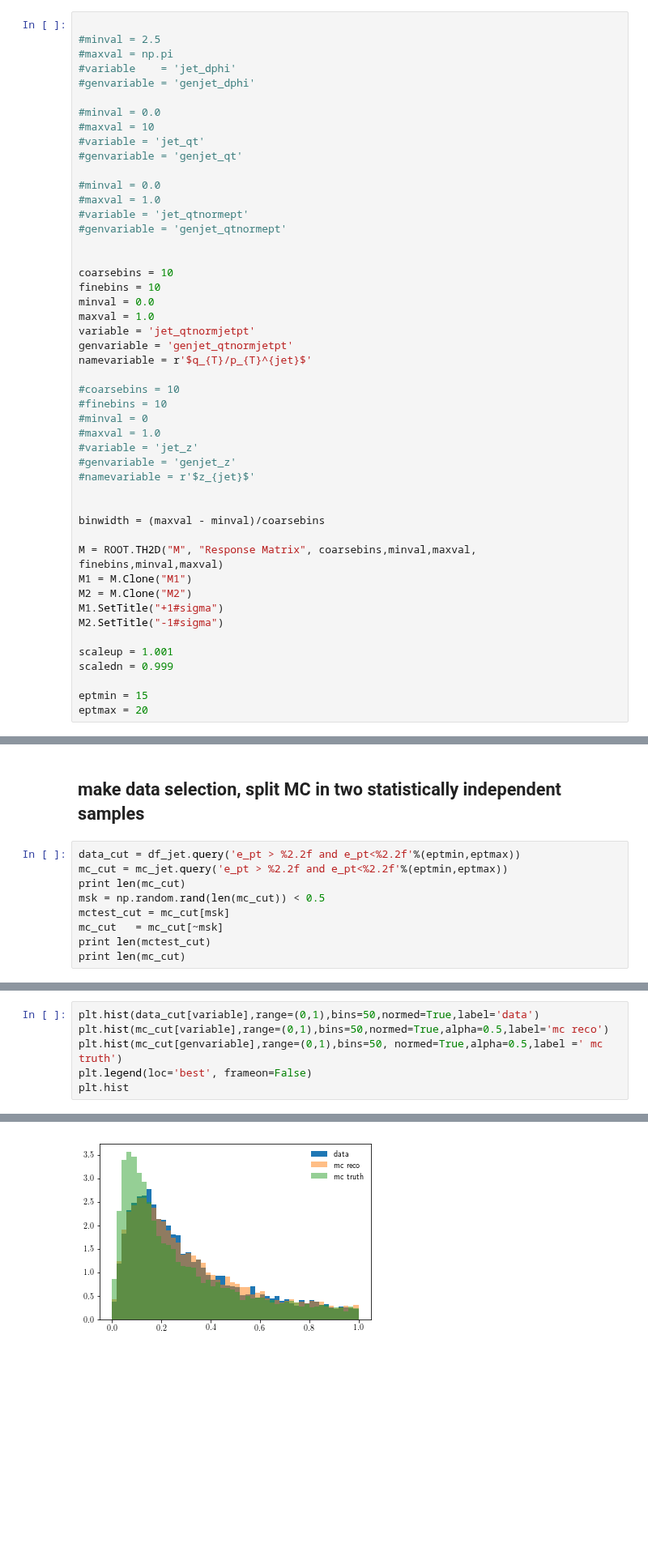
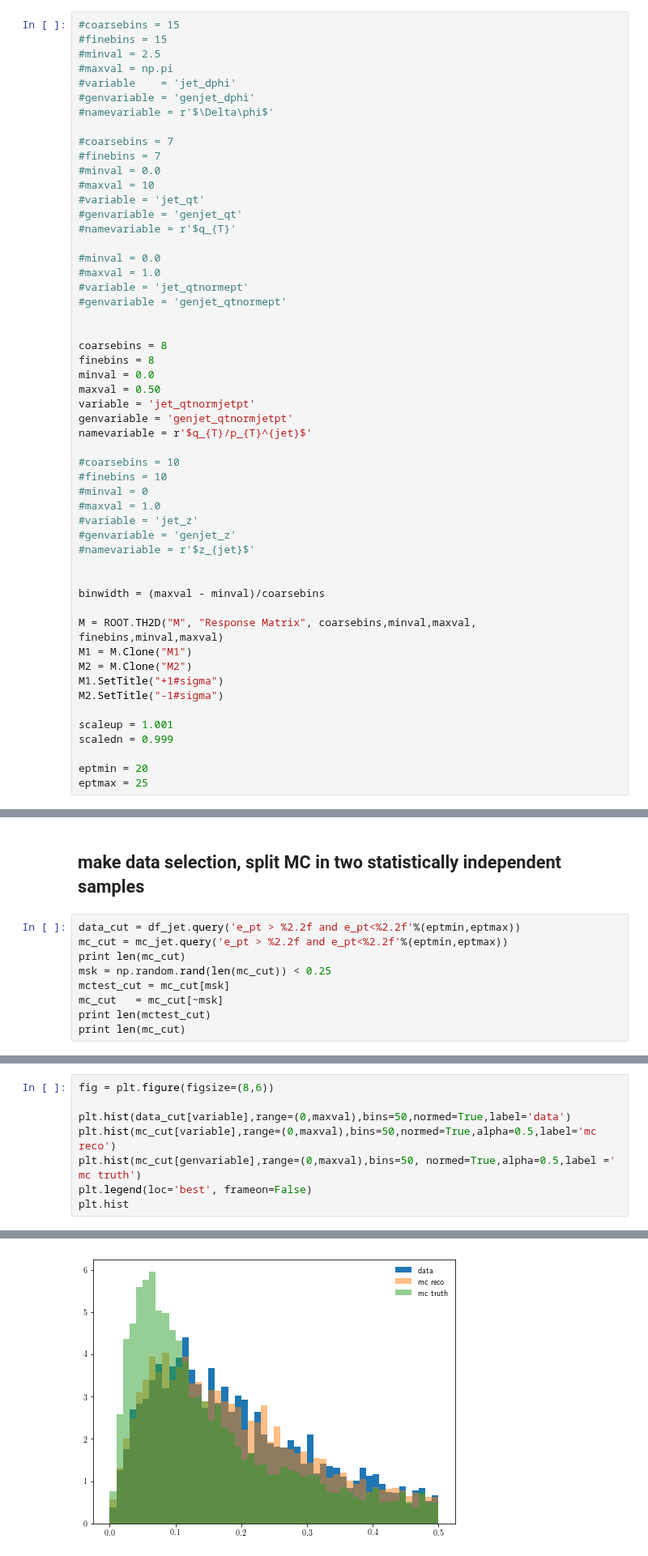
Before and after one commit to miguelignacio/disjets, a Jupyter notebook: Unfolding_RooUnfold.ipynb, the cells around one changed output, grey strips where cells are left out. Shown at 81% size. Cells and saved outputs as stored; diff of their text form; blank space fills up the shorter version.

```diff
--- a/Unfolding_RooUnfold.ipynb
+++ b/Unfolding_RooUnfold.ipynb
@@ -176,16 +176,21 @@ jet_pt>5 125072  fraction kept: 100.0
 # %% [markdown]
 ## define variables, binning, etc
 # %%
-
+#coarsebins = 15
+#finebins = 15
 #minval = 2.5
 #maxval = np.pi
 #variable    = 'jet_dphi'
 #genvariable = 'genjet_dphi'
+#namevariable = r'$\Delta\phi$'
 
+#coarsebins = 7
+#finebins = 7
 #minval = 0.0
 #maxval = 10
 #variable = 'jet_qt'
 #genvariable = 'genjet_qt'
+#namevariable = r'$q_{T}'
 
 #minval = 0.0
 #maxval = 1.0
@@ -193,10 +198,10 @@ jet_pt>5 125072  fraction kept: 100.0
 #genvariable = 'genjet_qtnormept'
 
 
-coarsebins = 10
-finebins = 10
+coarsebins = 8
+finebins = 8
 minval = 0.0
-maxval = 1.0
+maxval = 0.50
 variable = 'jet_qtnormjetpt'
 genvariable = 'genjet_qtnormjetpt'
 namevariable = r'$q_{T}/p_{T}^{jet}$'
@@ -221,8 +226,8 @@ M2.SetTitle("-1#sigma")
 scaleup = 1.001
 scaledn = 0.999
 
-eptmin = 15
-eptmax = 20
+eptmin = 20
+eptmax = 25
 # %% [output]
 Warning in <TROOT::Append>: Replacing existing TH1: M (Potential memory leak).
 # %% [markdown]
@@ -231,7 +236,7 @@ Warning in <TROOT::Append>: Replacing existing TH1: M (Potential memory leak).
 data_cut = df_jet.query('e_pt > %2.2f and e_pt<%2.2f'%(eptmin,eptmax))
 mc_cut = mc_jet.query('e_pt > %2.2f and e_pt<%2.2f'%(eptmin,eptmax))
 print len(mc_cut)
-msk = np.random.rand(len(mc_cut)) < 0.5
+msk = np.random.rand(len(mc_cut)) < 0.25
 mctest_cut = mc_cut[msk]
 mc_cut   = mc_cut[~msk]
 print len(mctest_cut)
@@ -243,10 +248,12 @@ print len(mc_cut)
 # %%
-plt.hist(data_cut[variable],range=(0,1),bins=50,normed=True,label='data')
-plt.hist(mc_cut[variable],range=(0,1),bins=50,normed=True,alpha=0.5,label='mc reco')
-plt.hist(mc_cut[genvariable],range=(0,1),bins=50, normed=True,alpha=0.5,label =' mc truth')
+fig = plt.figure(figsize=(8,6))
+
+plt.hist(data_cut[variable],range=(0,maxval),bins=50,normed=True,label='data')
+plt.hist(mc_cut[variable],range=(0,maxval),bins=50,normed=True,alpha=0.5,label='mc reco')
+plt.hist(mc_cut[genvariable],range=(0,maxval),bins=50, normed=True,alpha=0.5,label =' mc truth')
 plt.legend(loc='best', frameon=False)
 plt.hist
 # %% [output]
 <function matplotlib.pyplot.hist>
-[figure, old version]
+[figure, new version]
 # %%
```
Also changed, not shown: parts of 33 cells of this notebook.
